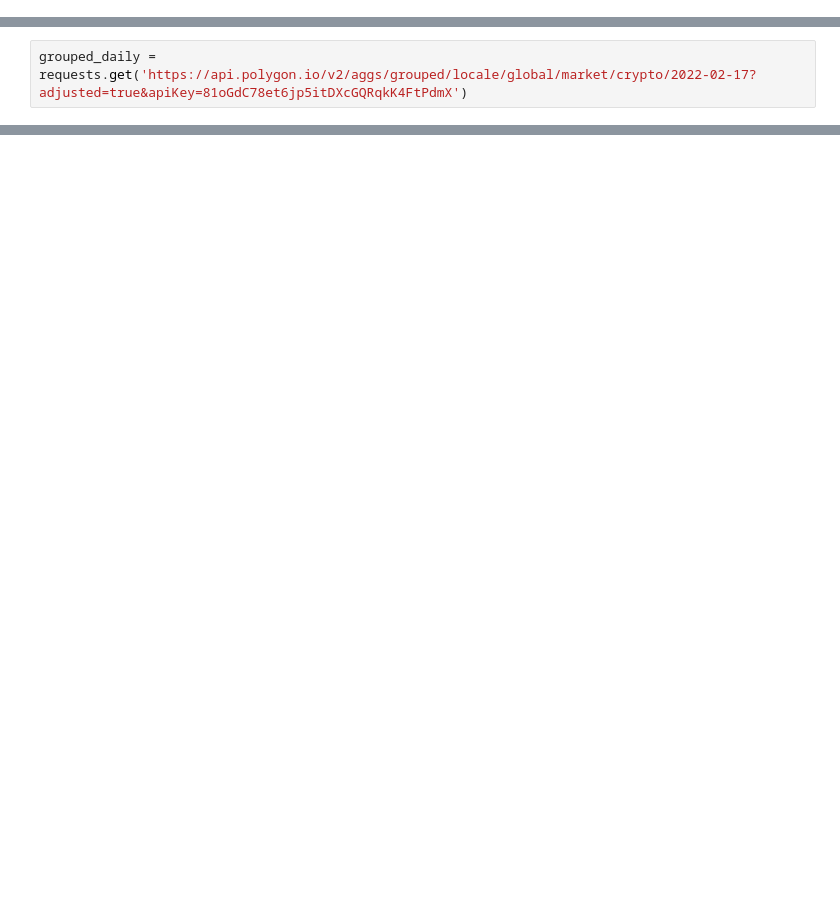
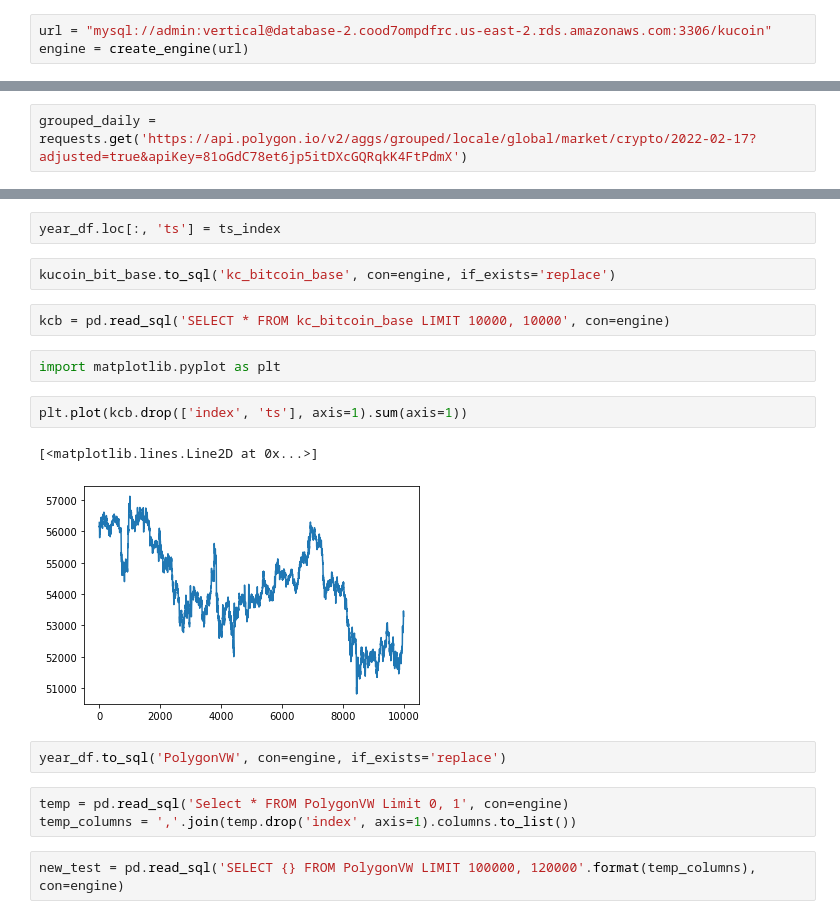
Before and after one commit to bradmy609/margingrid, a Jupyter notebook: app/jupyter/polygonProcessor.ipynb, the cells around one changed output, grey strips where cells are left out. Saved outputs shown, nothing was run; the diff lists cells and outputs as text; blank space fills up the shorter version.

```diff
--- a/app/jupyter/polygonProcessor.ipynb
+++ b/app/jupyter/polygonProcessor.ipynb
@@ -3,0 +13,3 @@ import pandas as pd
+# %%
+url = "mysql://admin:vertical@database-2.cood7ompdfrc.us-east-2.rds.amazonaws.com:3306/kucoin"
+engine = create_engine(url)
@@ -135,0 +423,20 @@ inch_o.dropna()
+# %%
+year_df.loc[:, 'ts'] = ts_index
+# %%
+kucoin_bit_base.to_sql('kc_bitcoin_base', con=engine, if_exists='replace')
+# %%
+kcb = pd.read_sql('SELECT * FROM kc_bitcoin_base LIMIT 10000, 10000', con=engine)
+# %%
+import matplotlib.pyplot as plt
+# %%
+plt.plot(kcb.drop(['index', 'ts'], axis=1).sum(axis=1))
+# %% [output]
+[<matplotlib.lines.Line2D at 0x...>]
+[figure, added]
+# %%
+year_df.to_sql('PolygonVW', con=engine, if_exists='replace')
+# %%
+temp = pd.read_sql('Select * FROM PolygonVW Limit 0, 1', con=engine)
+temp_columns = ','.join(temp.drop('index', axis=1).columns.to_list())
+# %%
+new_test = pd.read_sql('SELECT {} FROM PolygonVW LIMIT 100000, 120000'.format(temp_columns), con=engine)
```
Also changed, not shown: parts of 81 cells of this notebook, 3 other files.
